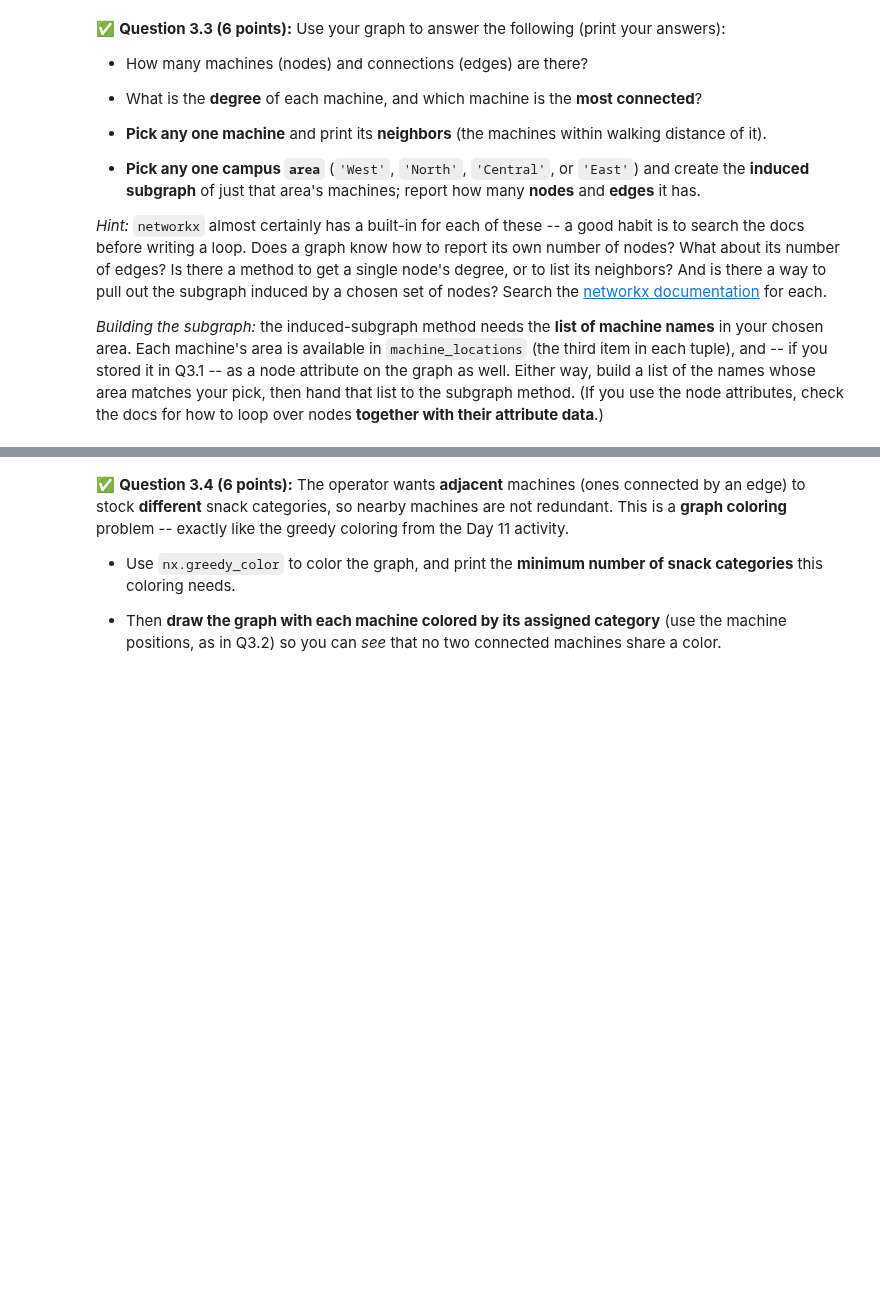
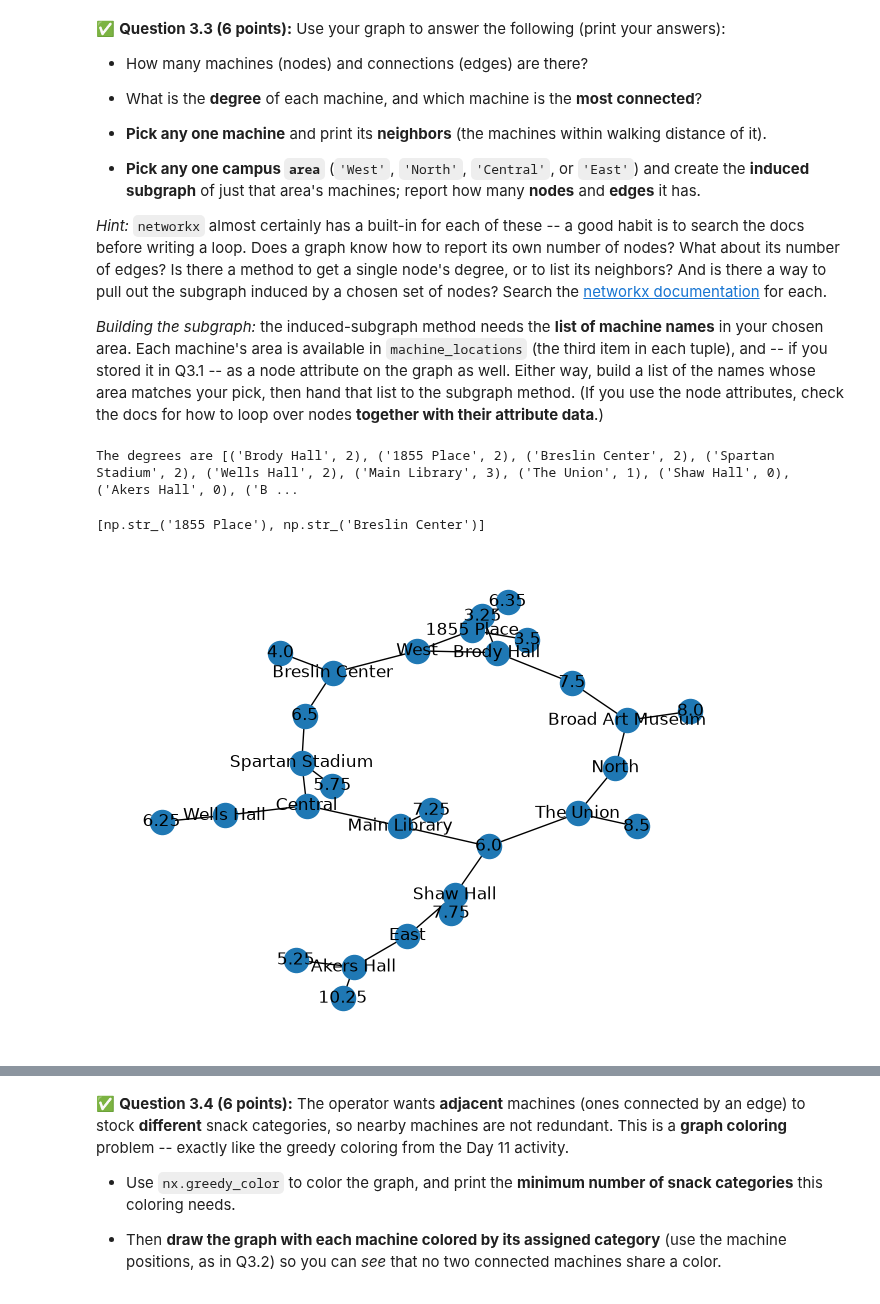
Before and after one commit to kigundue/cmse202-f26-turnin, a Jupyter notebook: hw-02/HW02-ABMandGraphTheory-STUDENT.ipynb, the cells around one changed output, grey strips where cells are left out. Saved outputs shown, nothing was run; the diff lists cells and outputs as text; code cells hidden in the pictures; blank space fills up the shorter version.

```diff
--- a/hw-02/HW02-ABMandGraphTheory-STUDENT.ipynb
+++ b/hw-02/HW02-ABMandGraphTheory-STUDENT.ipynb
@@ -639,3 +685,22 @@ attributes you stored). Give the figure a title.
+# %%
+# Put your code for Question 3.3 here.
+
+#there are 10 nodes and 7 edges as mentioned earlier.
+print("The degrees are",g.degree())
+#the main library is the most connected since it has the highest degree.
+
+#all neighbors alone was returning an iterator, but coercion into a list always seems to work (lucky me)
+list(nx.all_neighbors(g,"Brody Hall"))
+
+#this induced subgraph question is annoying, because I had initially only put the positions into pos.I'll just have to try again
+# %% [output]
+The degrees are [('Brody Hall', 2), ('1855 Place', 2), ('Breslin Center', 2), ('Spartan Stadium', 2), ('Wells Hall', 2), ('Main Library', 3), ('The Union', 1), ('Shaw Hall', 0), ('Akers Hall', 0), ('B ...
+[np.str_('1855 Place'), np.str_('Breslin Center')]
+# %%
+m = nx.Graph(machine_locations)
+nx.draw(m,with_labels=True)
+# %% [output]
+[figure, added]
 # %% [markdown]
 <!-- END QUESTION -->
 <!-- DO NOT MODIFY OR DELETE THIS CELL -->
```
Also changed, not shown: parts of 7 cells of this notebook.
